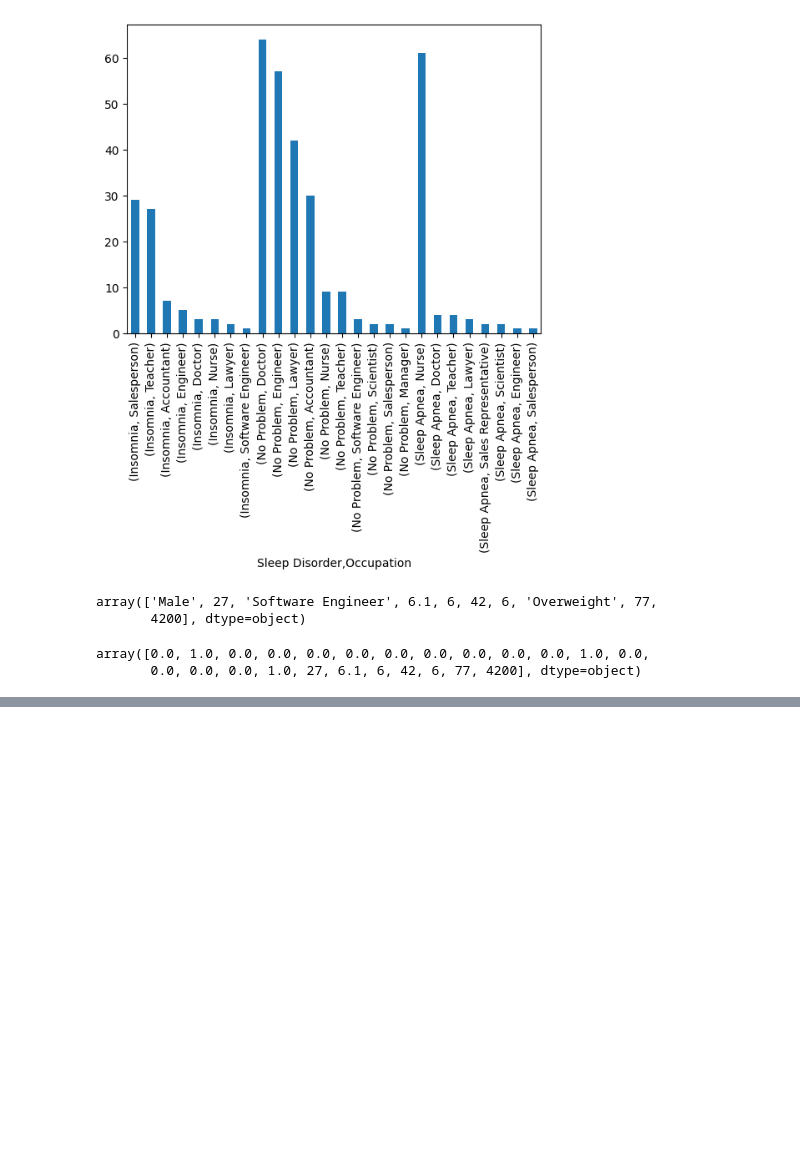
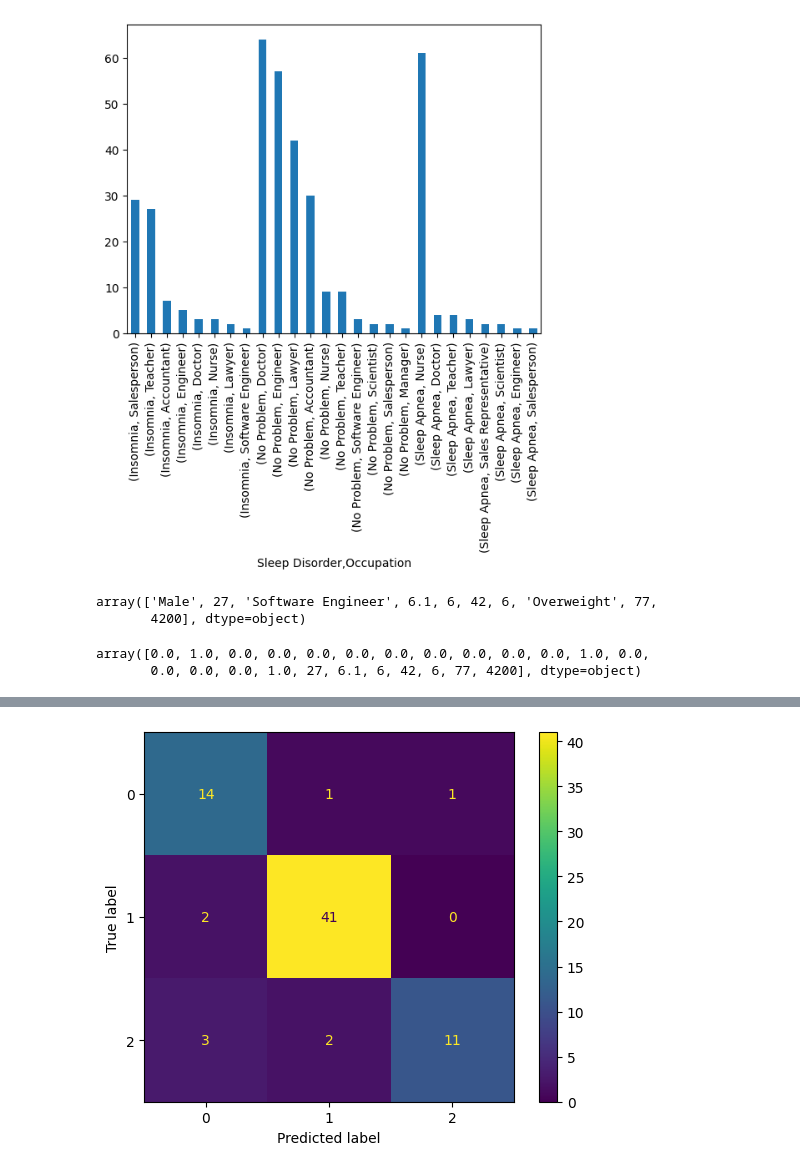
Before and after one commit to marcelo-soares-souza/Trabalho-PUC-MG, a Jupyter notebook: analysis.ipynb, the cells around one changed output, grey strips where cells are left out. Cells and saved outputs as stored; diff of their text form; code cells hidden in the pictures; blank space fills up the shorter version.

Commit message:
Added Logistic Regression Model and some Metrics

```diff
--- a/analysis.ipynb
+++ b/analysis.ipynb
@@ -101,0 +84,6 @@ print(X_test)
+# %%
+from sklearn.linear_model import LogisticRegression
+
+classifier = LogisticRegression(random_state=42, max_iter=512).fit(X_train, y_train)
+importance_logistic_regression = classifier.coef_[0]
+prediction = classifier.predict(X_test)
@@ -101,0 +120,6 @@ print(X_test)
+# %%
+cm = confusion_matrix(y_test, prediction, labels=classifier.classes_)
+ConfusionMatrixDisplay(confusion_matrix=cm, display_labels=classifier.classes_).plot()
+plt.show()
+# %% [output]
+[figure, added]
```
Also changed, not shown: parts of 4 cells of this notebook.
